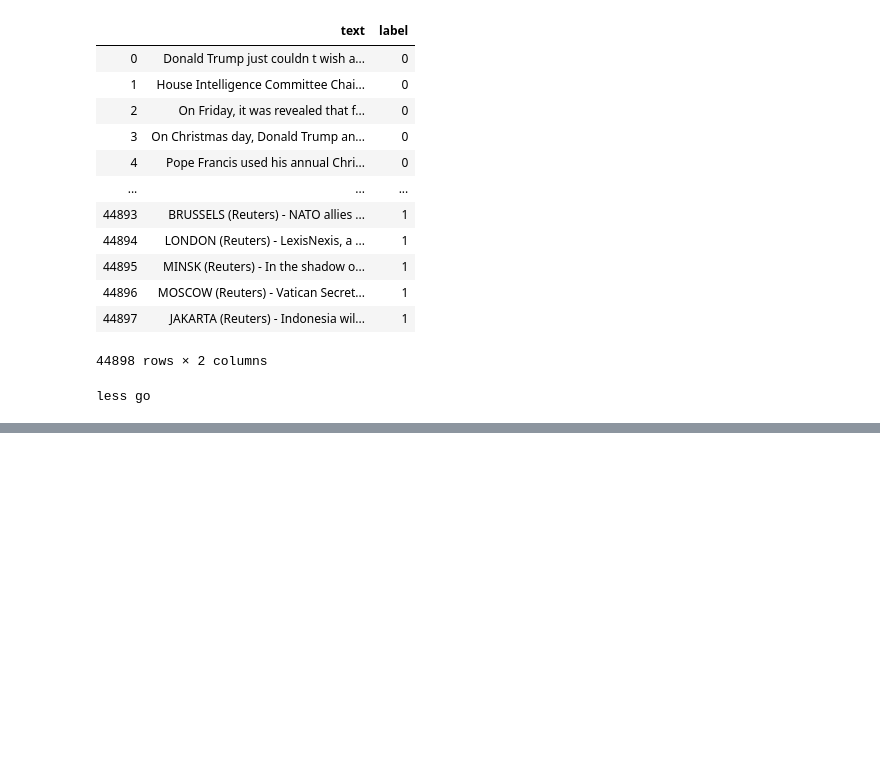
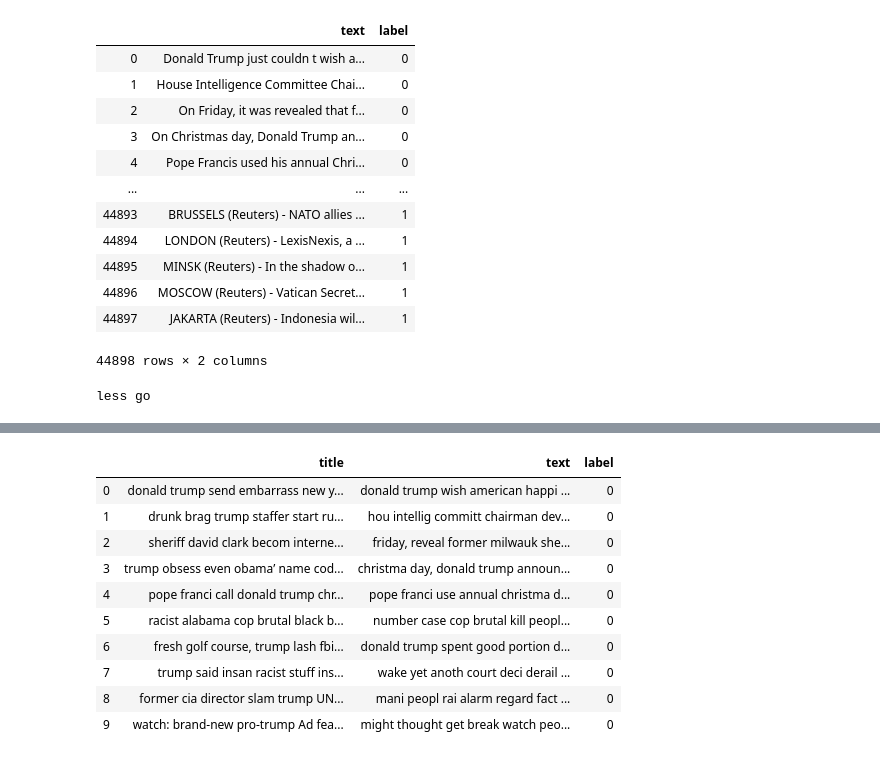
Before and after one commit to SamratRode/Fake-news-detection-using-BERT-and-hybrid-model, a Jupyter notebook: Fake news.ipynb, the cells around one changed output, grey strips where cells are left out. Drawn from its saved outputs; the diff is of its cells as text; code cells hidden in the pictures; blank space fills up the shorter version.

```diff
--- a/Fake news.ipynb
+++ b/Fake news.ipynb
@@ -240,0 +253,4 @@ less go
+# %%
+stop = set(stopwords.words('english'))
+punctuation = list(string.punctuation)
+stop.update(punctuation)
@@ -240,0 +279,27 @@ less go
+# %%
+stemmer = PorterStemmer()
+def stem_text(text):
+    final_text = []
+    for i in text.split():
+        if i.strip().lower() not in stop:
+            word = stemmer.stem(i.strip())
+            final_text.append(word)
+    return " ".join(final_text)
+# %%
+
+data_title_text_label.text = data_title_text_label.text.apply(stem_text)
+data_title_text_label.title = data_title_text_label.title.apply(stem_text)
+# %%
+data_title_text_label.head(10)
+# %% [output]
+|  | title | text | label |
+| 0 | donald trump send embarrass new y... | donald trump wish american happi ... | 0 |
+| 1 | drunk brag trump staffer start ru... | hou intellig committ chairman dev... | 0 |
+| 2 | sheriff david clark becom interne... | friday, reveal former milwauk she... | 0 |
+| 3 | trump obsess even obama’ name cod... | christma day, donald trump announ... | 0 |
+| 4 | pope franci call donald trump chr... | pope franci use annual christma d... | 0 |
+| 5 | racist alabama cop brutal black b... | number case cop brutal kill peopl... | 0 |
+| 6 | fresh golf course, trump lash fbi... | donald trump spent good portion d... | 0 |
+| 7 | trump said insan racist stuff ins... | wake yet anoth court deci derail ... | 0 |
+| 8 | former cia director slam trump UN... | mani peopl rai alarm regard fact ... | 0 |
+| 9 | watch: brand-new pro-trump Ad fea... | might thought get break watch peo... | 0 |
```
Also changed, not shown: parts of 10 cells of this notebook.
